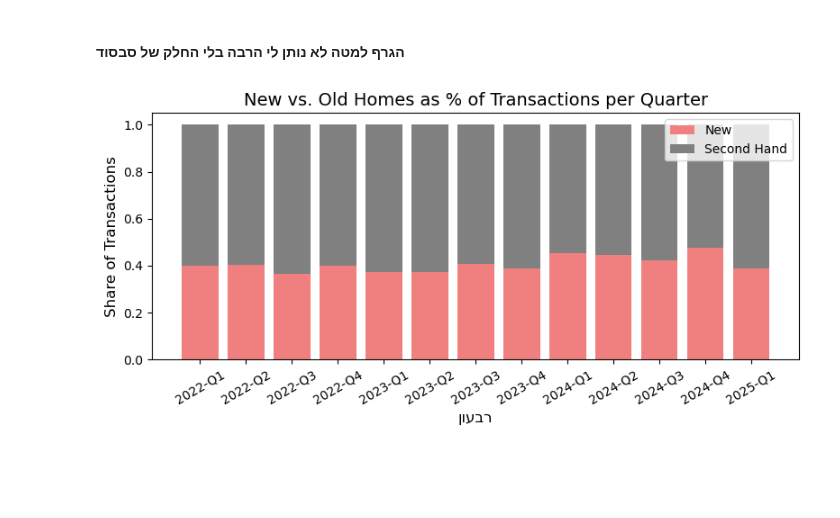
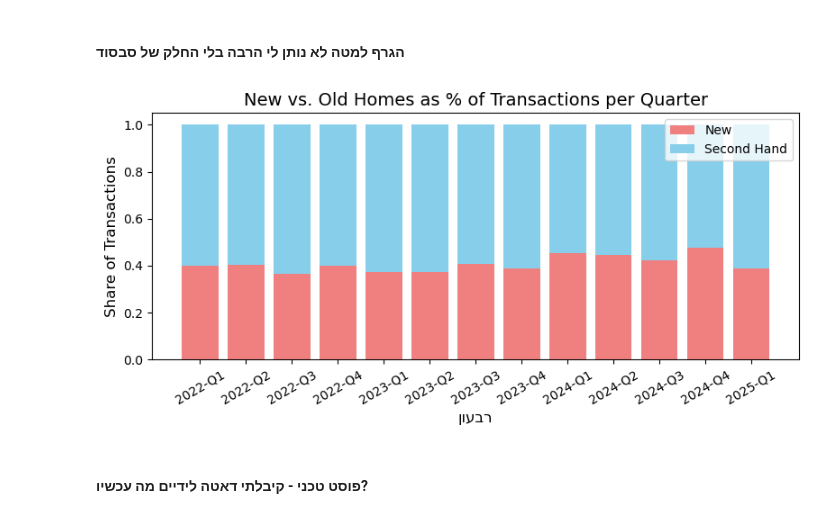
Before and after one commit to Saarp84/portfolio, a Jupyter notebook: Nadlan/nadlaning.ipynb, the cells around one changed output. Cells and saved outputs as stored; diff of their text form; code cells hidden in the pictures; blank space fills up the shorter version.

```diff
--- a/Nadlan/nadlaning.ipynb
+++ b/Nadlan/nadlaning.ipynb
@@ -102,21 +102,23 @@ plt.show()
 # %%
 # מחשבים את האחוזים
 stacked_df = quarterly_df.copy()
 stacked_df['nus_pct'] = stacked_df['nus'] / stacked_df['tus']
 stacked_df['ous_pct'] = stacked_df['ous'] / stacked_df['tus']
 
 # מציירים את הגרף המוערם 100%
 plt.figure(figsize=(8, 4))
 
 plt.bar(stacked_df['year_quarter'], stacked_df['nus_pct'], label='New', color=gentel_righ_col)
-plt.bar(stacked_df['year_quarter'], stacked_df['ous_pct'], bottom=stacked_df['nus_pct'], label='Second Hand', color = 'gray')
+plt.bar(stacked_df['year_quarter'], stacked_df['ous_pct'], bottom=stacked_df['nus_pct'], label='Second Hand', color = 'skyblue')
 
 plt.xlabel(heb_xlab[::-1], fontsize=12)
 plt.ylabel('Share of Transactions', fontsize=12)
 plt.title('New vs. Old Homes as % of Transactions per Quarter', fontsize=14)
 plt.xticks(rotation=30)
 plt.legend()
 plt.tight_layout()
 plt.show()
 # %% [output]
-[figure, old version]
+[figure, new version]
+# %% [markdown]
+#### פוסט טכני - קיבלתי דאטה לידיים מה עכשיו?
```
Also changed, not shown: parts of 9 cells of this notebook.
